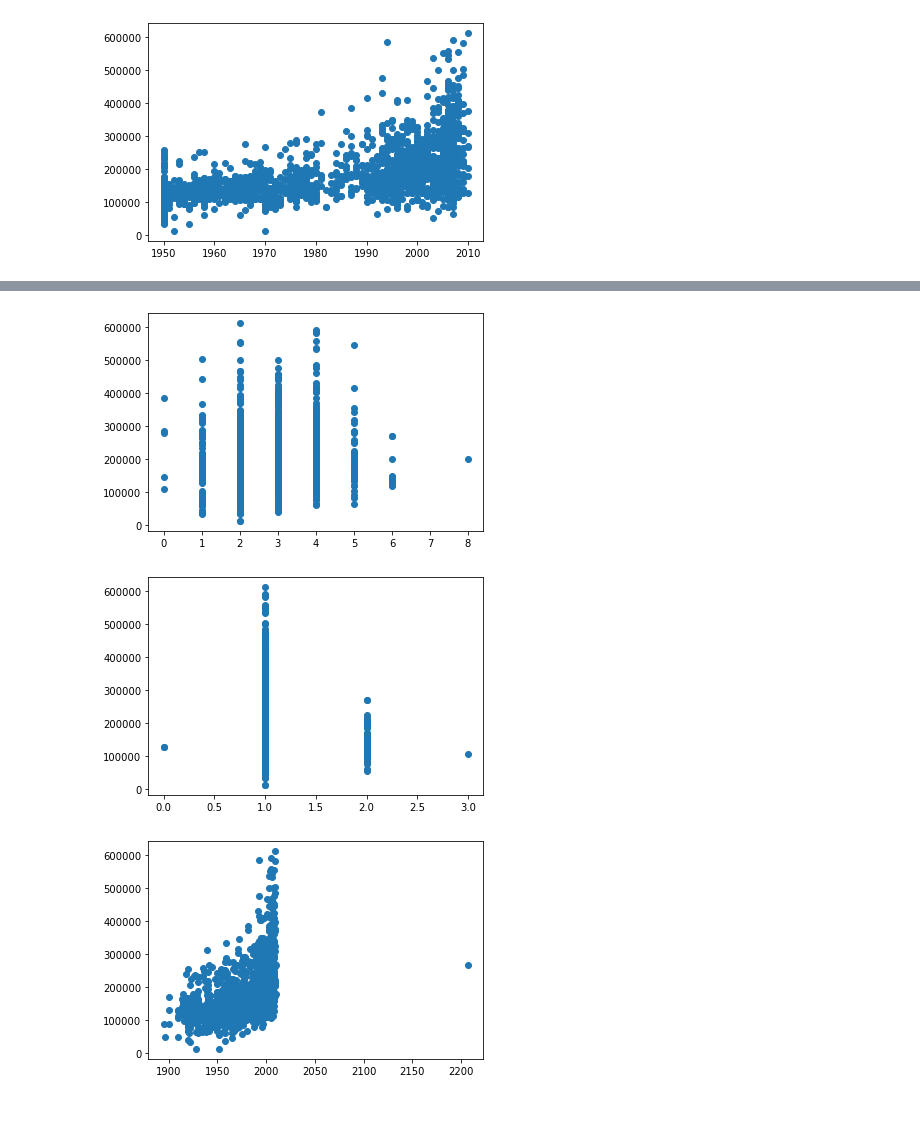
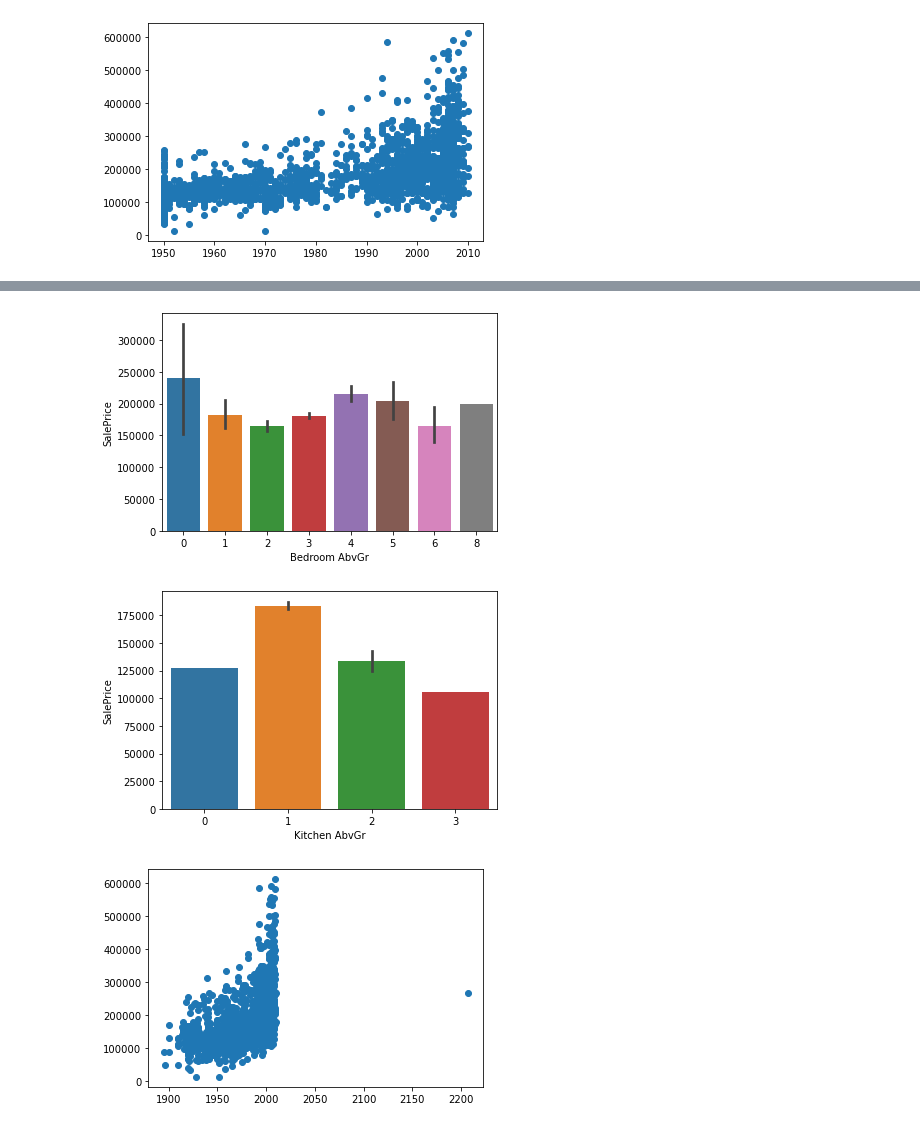
Before and after one commit to pemurp19/Ames-Housing-Data, a Jupyter notebook: code/01_EDA_and_Cleaning.ipynb, the cells around one changed output, grey strips where cells are left out. Saved outputs shown, nothing was run; the diff lists cells and outputs as text; code cells hidden in the pictures.

```diff
--- a/code/01_EDA_and_Cleaning.ipynb
+++ b/code/01_EDA_and_Cleaning.ipynb
@@ -68,11 +96,11 @@ plt.scatter(train['Half Bath'], train['SalePrice']);
 # %%
-plt.scatter(train['Bedroom AbvGr'], train['SalePrice']);
+sns.barplot(x=train['Bedroom AbvGr'], y=train['SalePrice']);
 # %% [output]
-[figure, old version]
+[figure, new version]
 # %%
-plt.scatter(train['Kitchen AbvGr'], train['SalePrice']);
+sns.barplot(x=train['Kitchen AbvGr'], y=train['SalePrice']);
 # %% [output]
-[figure, old version]
+[figure, new version]
 # %%
 plt.scatter(train['Garage Yr Blt'], train['SalePrice']);
 # %% [output]
```
Also changed, not shown: parts of 8 cells of this notebook, 17 other files.
